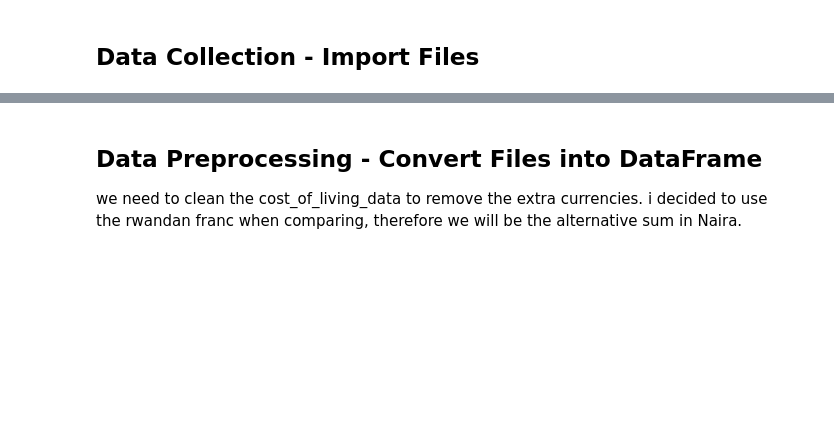
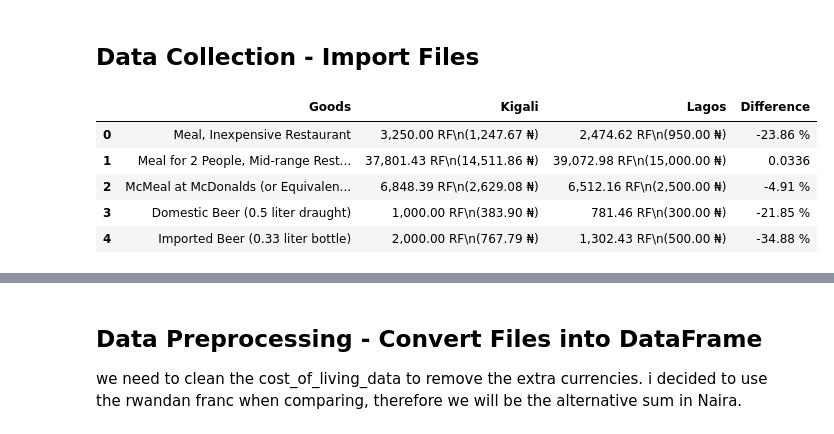
Before and after one commit to Cea-Learning/coursera, a Jupyter notebook: battle_of_neighborhood_analysis.ipynb, the cells around one changed output, grey strips where cells are left out. Drawn from its saved outputs; the diff is of its cells as text; code cells hidden in the pictures; blank space fills up the shorter version.

```diff
--- a/battle_of_neighborhood_analysis.ipynb
+++ b/battle_of_neighborhood_analysis.ipynb
@@ -16,9 +28,15 @@ import pandas as pd
 # %% [markdown]
 ## Data Collection - Import Files
 # %%
-pd.set_option("max_rows", None)
 cost_of_living_data = pd.read_csv("cost_of_living.csv")
 neighbourhoods_data = pd.read_csv("neighbourhoods.csv")
 cost_of_living_data.head()
+# %% [output]
+|  | Goods | Kigali | Lagos | Difference |
+| 0 | Meal, Inexpensive Restaurant | 3,250.00 RF\n(1,247.67 ₦) | 2,474.62 RF\n(950.00 ₦) | -23.86 % |
+| 1 | Meal for 2 People, Mid-range Rest... | 37,801.43 RF\n(14,511.86 ₦) | 39,072.98 RF\n(15,000.00 ₦) | 0.0336 |
+| 2 | McMeal at McDonalds (or Equivalen... | 6,848.39 RF\n(2,629.08 ₦) | 6,512.16 RF\n(2,500.00 ₦) | -4.91 % |
+| 3 | Domestic Beer (0.5 liter draught) | 1,000.00 RF\n(383.90 ₦) | 781.46 RF\n(300.00 ₦) | -21.85 % |
+| 4 | Imported Beer (0.33 liter bottle) | 2,000.00 RF\n(767.79 ₦) | 1,302.43 RF\n(500.00 ₦) | -34.88 % |
 # %%
 neighbourhoods_data
```
Also changed, not shown: parts of 34 cells of this notebook.
